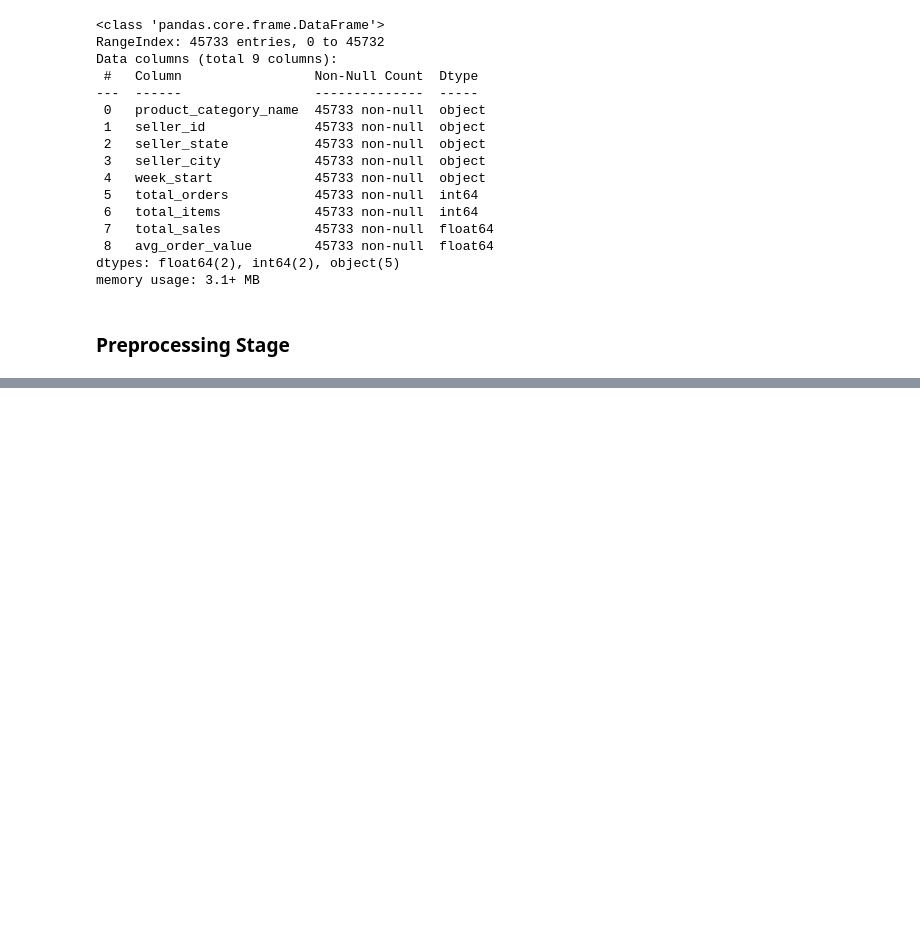
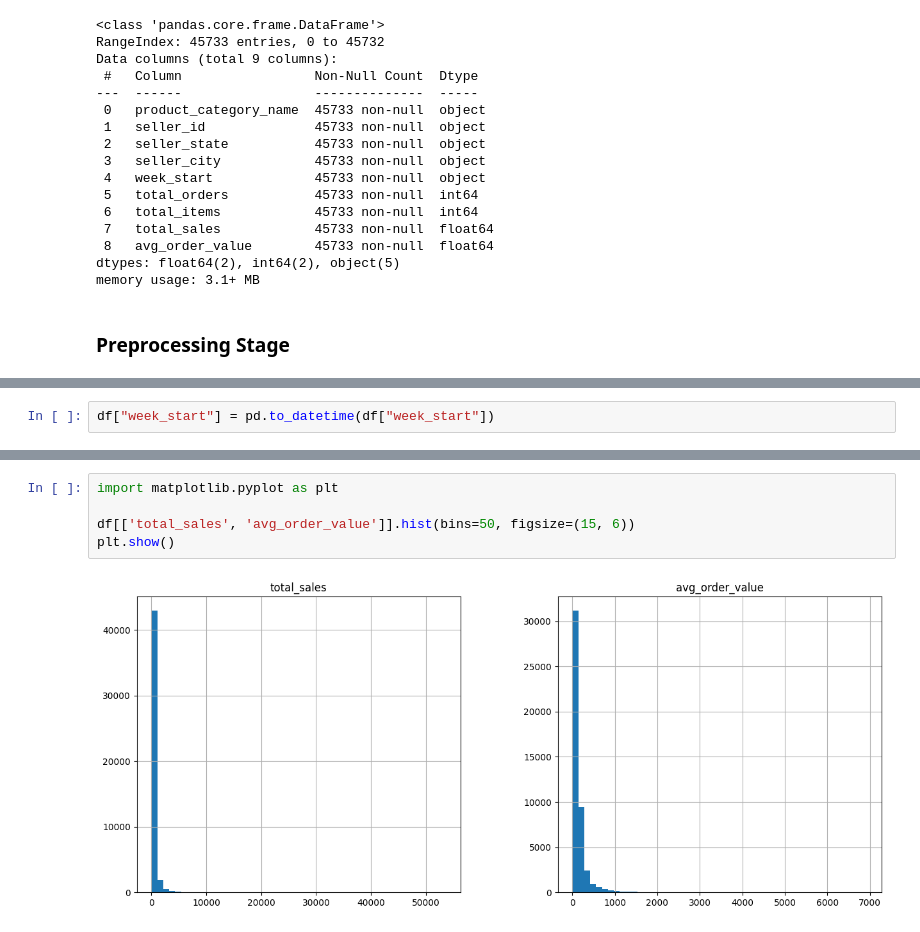
Before and after one commit to andiachmad/olist-ml, a Jupyter notebook: notebooks/preprocessing.ipynb, the cells around one changed output, grey strips where cells are left out. Saved outputs shown, nothing was run; the diff lists cells and outputs as text; blank space fills up the shorter version.

```diff
--- a/notebooks/preprocessing.ipynb
+++ b/notebooks/preprocessing.ipynb
@@ -36,0 +40,2 @@ memory usage: 3.1+ MB
+# %%
+df["week_start"] = pd.to_datetime(df["week_start"])
@@ -36,0 +201,7 @@ memory usage: 3.1+ MB
+# %%
+import matplotlib.pyplot as plt
+
+df[['total_sales', 'avg_order_value']].hist(bins=50, figsize=(15, 6))
+plt.show()
+# %% [output]
+[figure, added]
```
Also changed, not shown: parts of 22 cells of this notebook, 1 other file.
